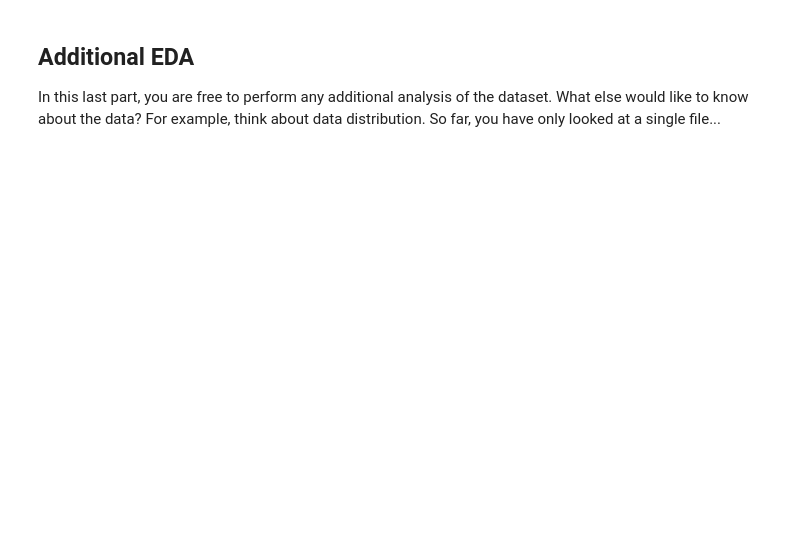
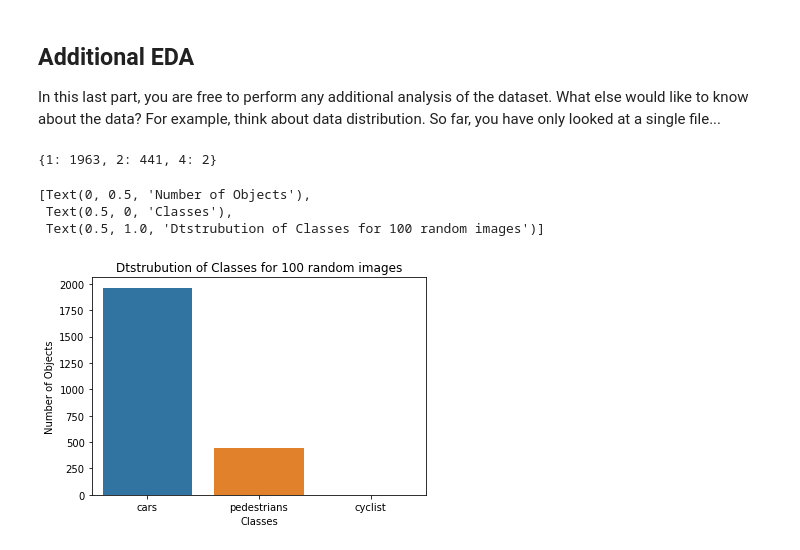
Before and after one commit to udacitydavid842/nd013-c1-vision-starter, a Jupyter notebook: Exploratory Data Analysis.ipynb, the cells around one changed output. Saved outputs shown, nothing was run; the diff lists cells and outputs as text; code cells hidden in the pictures; blank space fills up the shorter version.

```diff
--- a/Exploratory Data Analysis.ipynb
+++ b/Exploratory Data Analysis.ipynb
@@ -85,3 +85,33 @@ plt.show()
 
 In this last part, you are free to perform any additional analysis of the dataset. What else would like to know about the data?
 For example, think about data distribution. So far, you have only looked at a single file...
+# %%
+# initialize each label count to 0
+labels = {1: 0, 2 : 0, 4: 0 }
+
+# map each labels to the number of labels found per image for 100 images
+for batches in dataset.take(100):
+    for l in batches["groundtruth_classes"].numpy():
+        labels[l] += 1
+# %%
+labels
+# %% [output]
+{1: 1963, 2: 441, 4: 2}
+# %%
+import seaborn as sns
+
+# map class names to the number of objects found for the class
+label_map = {"cars": labels[1], "pedestrians": labels[2], "cyclist": labels[4]}
+keys = list(label_map.keys())
+
+# get values in the same order as keys, and parse as values
+vals = [label_map[k] for k in keys]
+
+# plot
+ax = sns.barplot(x=keys, y=vals)
+ax.set(xlabel='Classes', ylabel='Number of Objects', title='Dtstrubution of Classes for 100 random images')
+# %% [output]
+[Text(0, 0.5, 'Number of Objects'),
+ Text(0.5, 0, 'Classes'),
+ Text(0.5, 1.0, 'Dtstrubution of Classes for 100 random images')]
+[figure, added]
```
Also changed, not shown: parts of 1 cell of this notebook.
